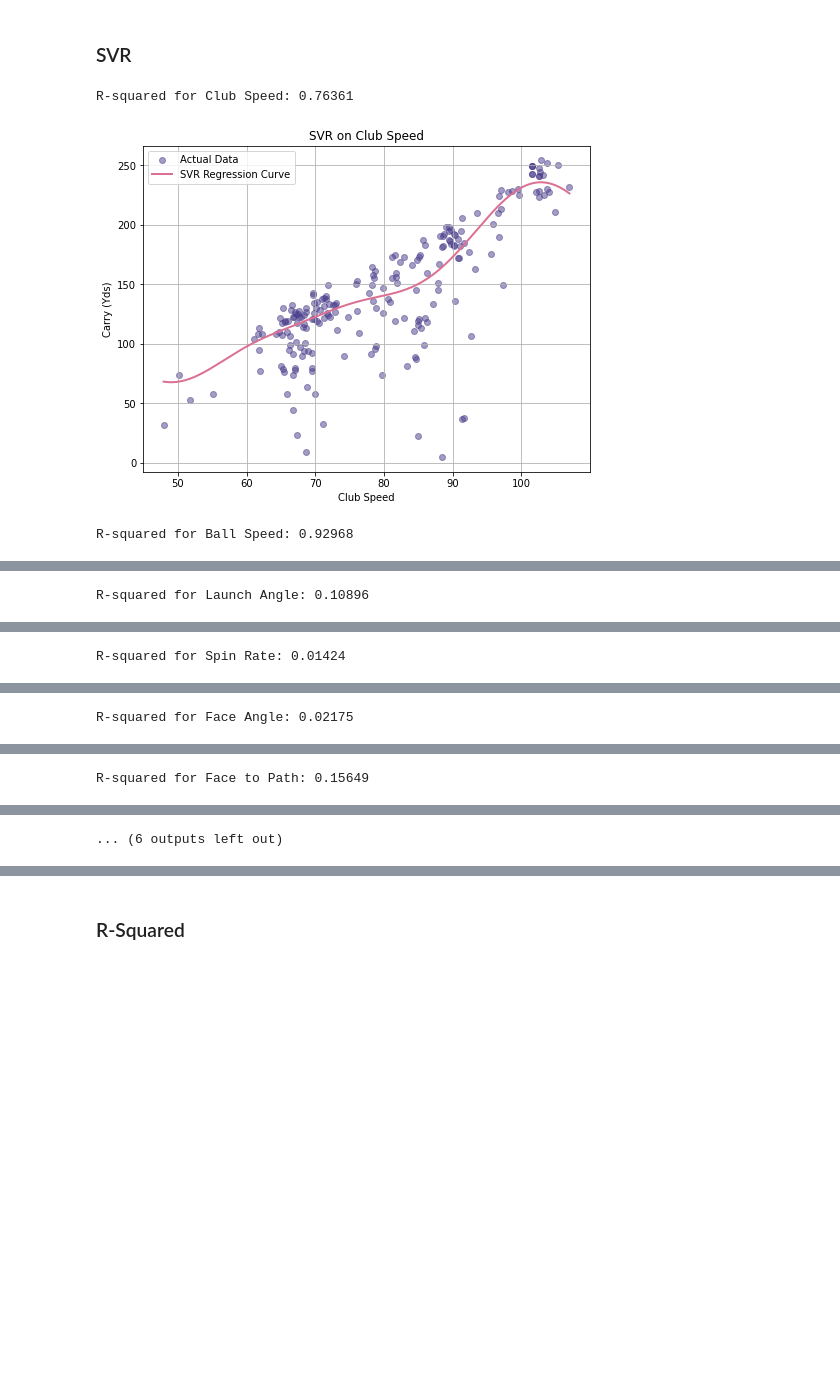
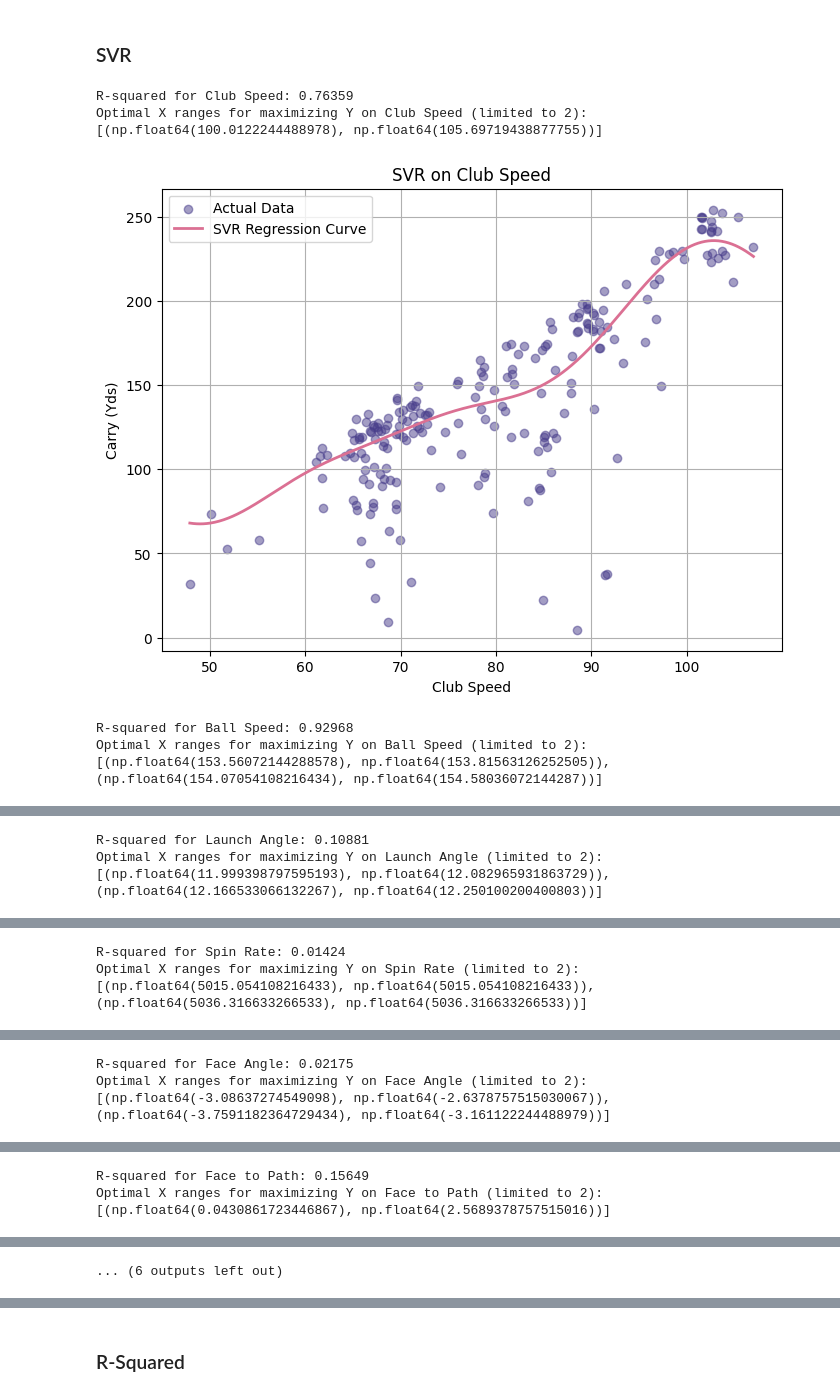
Before and after one commit to ericaking1/golfanalytics, a Jupyter notebook: golfanalytics.ipynb, the cells around one changed output, grey strips where cells are left out. Drawn from its saved outputs; the diff is of its cells as text; code cells hidden in the pictures; blank space fills up the shorter version.

```diff
--- a/golfanalytics.ipynb
+++ b/golfanalytics.ipynb
@@ -57,6 +62,7 @@ from sklearn.preprocessing import StandardScaler
 from sklearn.metrics import r2_score
 
 r2scores = []
+optimal_ranges = []
 
 for i in range(9):
     X_feature = X[X.columns[i]].to_numpy().reshape(-1,1)
@@ -69,33 +75,60 @@ for i in range(9):
     X_test_scaled = scaler_X.transform(X_test)
 
     y_train_scaled = scaler_y.fit_transform(y_train.values.reshape(-1, 1)).ravel()
 
     svr = SVR(kernel='rbf')
     svr.fit(X_train_scaled, y_train_scaled)
 
+    regression_lines[i].append(svr._dual_coef_[0])
+
     y_pred_scaled = svr.predict(X_test_scaled)
     y_pred = scaler_y.inverse_transform(y_pred_scaled.reshape(-1,1)).ravel()
 
     X_range = np.linspace(X_feature.min(), X_feature.max(), 500).reshape(-1, 1)
     X_range_scaled = scaler_X.transform(X_range)
 
     y_range_pred_scaled = svr.predict(X_range_scaled)
     y_range_pred = scaler_y.inverse_transform(y_range_pred_scaled.reshape(-1, 1)).ravel()
 
     r2 = r2_score(y_test,y_pred)
     r2scores.append(r2)
     print(f'R-squared for {X.columns[i]}: {r2:.5f}')
 
+   # Identify the optimal X range that maximizes Y
+    max_y = np.max(y_range_pred)  # Maximum Y value
+    threshold = 0.98 * max_y  # Define threshold for "near max" regions
+
+    optimal_x_values = X_range[y_range_pred >= threshold].flatten()
+
+    # Find continuous ranges
+    discrete_ranges = []
+    start = optimal_x_values[0]
+
+    for j in range(1, len(optimal_x_values)):
+        if optimal_x_values[j] - optimal_x_values[j-1] > (X_range[1] - X_range[0]):
+            discrete_ranges.append((start, optimal_x_values[j-1]))  # Save the previous range
+            start = optimal_x_values[j]  # Start new range
+    discrete_ranges.append((start, optimal_x_values[-1]))  # Add last range
+
+    # Limit to at most 2 optimal ranges by sorting based on the average predicted Y value in each range
+    discrete_ranges = sorted(discrete_ranges, key=lambda r: np.mean(y_range_pred[(X_range.flatten() >= r[0]) & (X_range.flatten() <= r[1])]), reverse=True)[:2]
+
+    optimal_ranges.append((X.columns[i], discrete_ranges))
+
+    print(f"Optimal X ranges for maximizing Y on {X.columns[i]} (limited to 2): {discrete_ranges}")
+
     plt.figure(figsize=(8, 6))
     plt.scatter(X_feature, y, color='darkslateblue', alpha=0.5, label='Actual Data')
     plt.plot(X_range, y_range_pred, color='palevioletred', lw=2, label='SVR Regression Curve')
     plt.xlabel(X.columns[i])
     plt.ylabel('Carry (Yds)')
     plt.title(f'SVR on {X.columns[i]}')
     plt.legend()
     plt.grid(True)
     plt.show()
 # %% [output]
-R-squared for Club Speed: 0.76361
+R-squared for Club Speed: 0.76359
+Optimal X ranges for maximizing Y on Club Speed (limited to 2): [(np.float64(100.0122244488978), np.float64(105.69719438877755))]
-[figure, old version]
+[figure, new version]
 R-squared for Ball Speed: 0.92968
+Optimal X ranges for maximizing Y on Ball Speed (limited to 2): [(np.float64(153.56072144288578), np.float64(153.81563126252505)), (np.float64(154.07054108216434), np.float64(154.58036072144287))]
@@ -103 +136,2 @@ R-squared for Ball Speed: 0.92968
-R-squared for Launch Angle: 0.10896
+R-squared for Launch Angle: 0.10881
+Optimal X ranges for maximizing Y on Launch Angle (limited to 2): [(np.float64(11.999398797595193), np.float64(12.082965931863729)), (np.float64(12.166533066132267), np.float64(12.250100200400803))]
@@ -105 +139,2 @@ R-squared for Launch Angle: 0.10896
 R-squared for Spin Rate: 0.01424
+Optimal X ranges for maximizing Y on Spin Rate (limited to 2): [(np.float64(5015.054108216433), np.float64(5015.054108216433)), (np.float64(5036.316633266533), np.float64(5036.316633266533))]
@@ -107 +142,2 @@ R-squared for Spin Rate: 0.01424
 R-squared for Face Angle: 0.02175
+Optimal X ranges for maximizing Y on Face Angle (limited to 2): [(np.float64(-3.08637274549098), np.float64(-2.6378757515030067)), (np.float64(-3.7591182364729434), np.float64(-3.161122244488979))]
@@ -109 +145,2 @@ R-squared for Face Angle: 0.02175
 R-squared for Face to Path: 0.15649
+Optimal X ranges for maximizing Y on Face to Path (limited to 2): [(np.float64(0.0430861723446867), np.float64(2.5689378757515016))]
```
Also changed, not shown: parts of 11 cells of this notebook.
